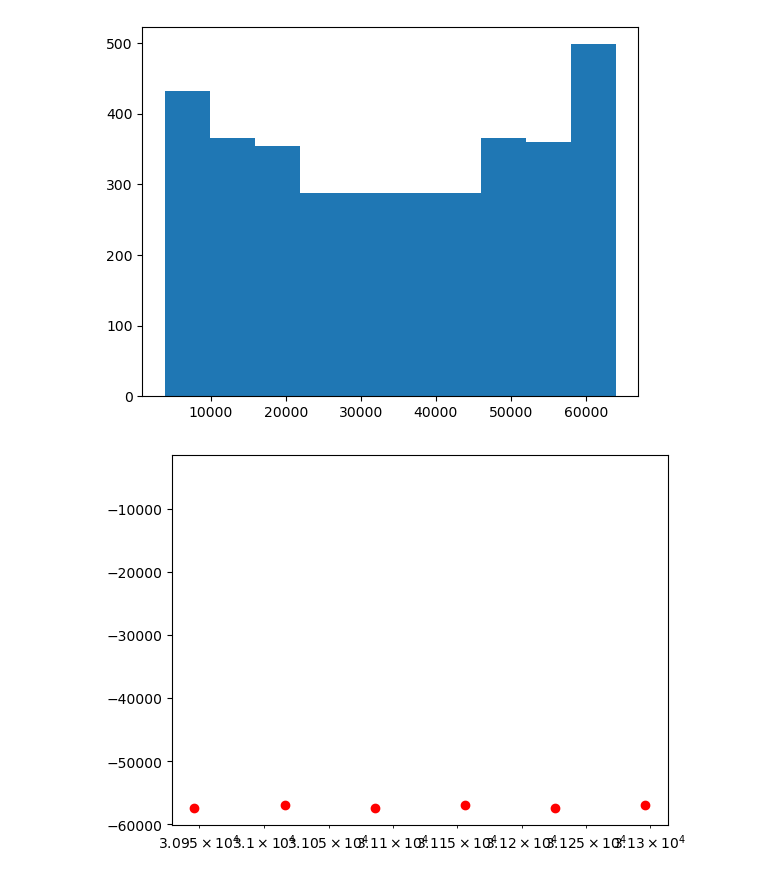
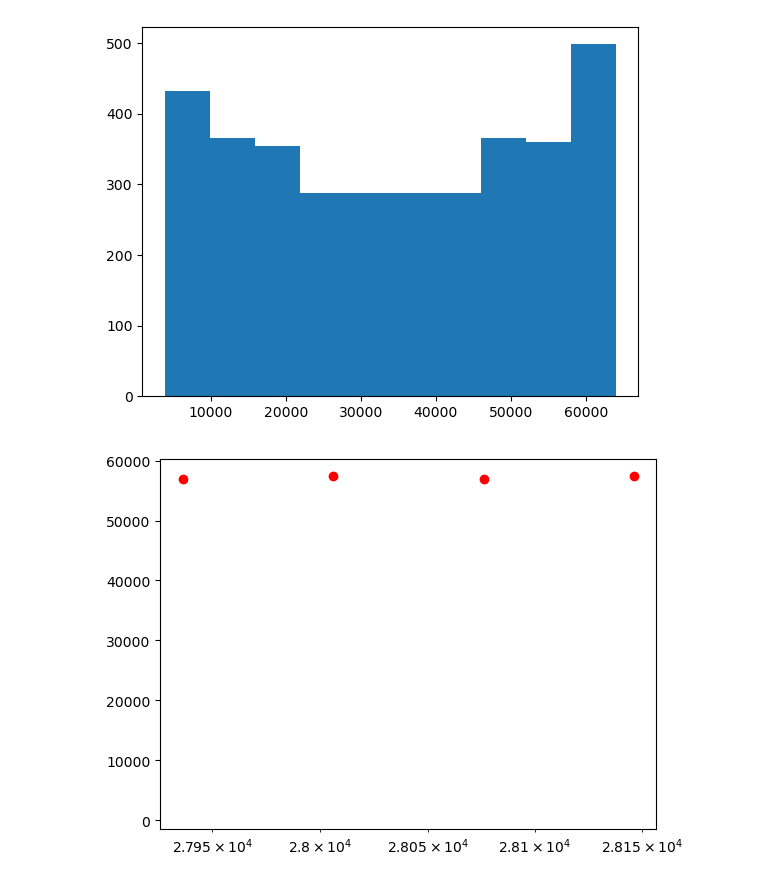
Before and after one commit to ReChen33/QuReseach, a Jupyter notebook: code/wafer/TestWafer.ipynb, the cells around one changed output. Cells and saved outputs as stored; diff of their text form; code cells hidden in the pictures.

```diff
--- a/code/wafer/TestWafer.ipynb
+++ b/code/wafer/TestWafer.ipynb
@@ -333,0 +389,17 @@ plt.plot(pad_x_re,pad_y_re, 'ro-')
+# %%
+# try to seperate the data to see plot more clearly
+# 15901 is decide by the histogram data above
+dis_g2w1_less15901 = []
+dis_g2w1_other = []
+for i in range(len(distance_goal2_way1)):
+    if distance_goal2_way1[i] < 15901:
+        dis_g2w1_less15901.append(distance_goal2_way1[i])
+    else:
+        dis_g2w1_other.append(distance_goal2_way1[i])
+
+fig, axs = plt.subplots(2,1)
+
+axs[0].hist(dis_g2w1_less15901, bins=10)
+axs[1].hist(dis_g2w1_other, bins=10)
+plt.xscale('log')
+plt.show()
@@ -333,0 +631,22 @@ plt.plot(pad_x_re,pad_y_re, 'ro-')
+# %%
+# try to seperate the data to see plot more clearly for goal2 way2
+# 531 is decide by the histogram data above
+dis_g2w2_less531 = []
+dis_g2w2_other = []
+
+for i in range(len(distance_goal2_way2)):
+    if distance_goal2_way2[i] < 531:
+        dis_g2w2_less531.append(distance_goal2_way2[i])
+    else:
+        dis_g2w2_other.append(distance_goal2_way2[i])
+
+fig, axs = plt.subplots(2,1)
+
+axs[0].hist(dis_g2w2_less531, bins=10)
+axs[1].hist(dis_g2w2_other, bins=10)
+
+print("only zero???",np.unique(dis_g2w2_less531))
+
+print("length of other",len(dis_g2w2_other))
+#plt.xscale('linear')
+plt.show()
@@ -387,29 +708,29 @@ We have  3528  data
  min is:  3857.941575709121
 [figure]
 # %%
-"""
-test the goal1 by using the Pixel X center,Pixel Y center = (-1529.978,2650.000) point
+"""test the goal1 by using the Pixel X center,Pixel Y center = (-1529.978,2650.000) point
     one point show x,y position of the wafer
     plot four wires(?) show the wafer to pad edge
 
 May need use animation to show each wafer to pad edge
 problem is the plot about pad position is not clear
 """
 #pick out the test point (-1529.978,2650.000)
 testPoint = [[],[]]
 
 
 
 for i in range(len(data)):
-    if (data['Pixel X center'][i] == pixel_x_center[100]) and (data['Pixel Y center'][i] == pixel_y_center[100]):
+    # sorry for the confusion when index is 0 is point (-1529.978,2650.000)
+    if (data['Pixel X center'][i] == pixel_x_center[0]) and (data['Pixel Y center'][i] == pixel_y_center[0]):
         testPoint[0].append([data['Pad X center'][i]])
         testPoint[1].append([data['Pad Y center'][i]])
 
 
 #print(testPoint)
 
 plt.plot(testPoint[0],testPoint[1], 'ro')
 plt.xscale('log') #???
 plt.show()
 # %% [output]
-[figure, old version]
+[figure, new version]
```
Also changed, not shown: parts of 7 cells of this notebook, 14 other files.
